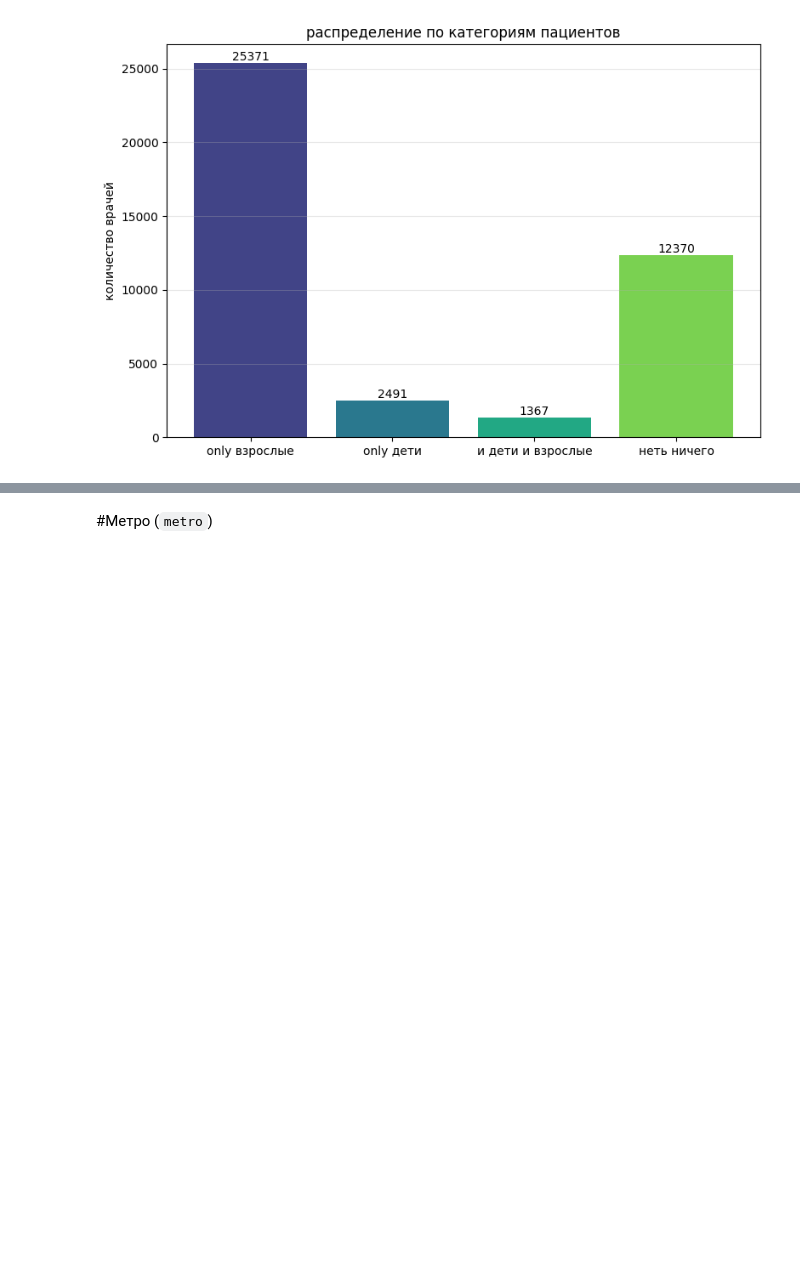
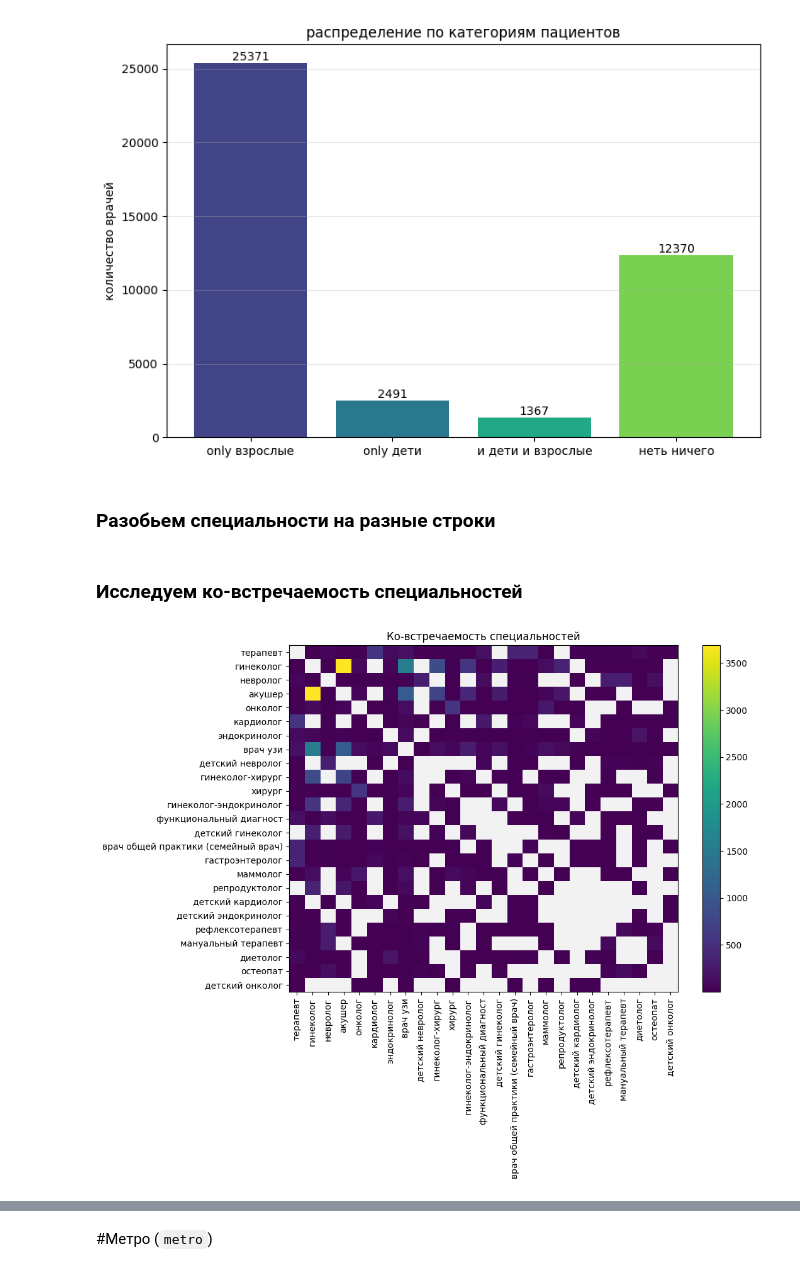
Before and after one commit to yyaroslavskiy/SkibidiDocDoc, a Jupyter notebook: eda/EDA_Doctors_1.ipynb, the cells around one changed output, grey strips where cells are left out. Saved outputs shown, nothing was run; the diff lists cells and outputs as text; code cells hidden in the pictures; blank space fills up the shorter version.

Commit message:
feat: Добавлено детальное исследование специальностей

```diff
--- a/eda/EDA_Doctors_1.ipynb
+++ b/eda/EDA_Doctors_1.ipynb
@@ -1238,3 +1240,54 @@ for i, count in enumerate(categories_count.values()):
     plt.text(i, count, str(count), ha='center', va='bottom')
 # %% [output]
 [figure]
+# %% [markdown]
+### Разобьем специальности на разные строки
+# %%
+def to_list(text):
+    if pd.isna(text):
+        return []
+    return [t.strip() for t in str(text).split(',') if t.strip()]
+# %%
+new_df = doctors.copy()
+new_df['speciality'] = new_df['speciality'].apply(to_list)
+# %% [markdown]
+### Исследуем ко-встречаемость специальностей
+# %%
+flat = [sp for L in new_df["speciality"] for sp in L] # берём каждую строку (L — это список спец. врача) и из каждого такого списка берём каждую спец. (sp). В итоге flat — это один длинный список всех спец. по всем врачам
+vc = pd.Series(flat).value_counts() # считаем, сколько раз каждая спец. встречается. получаем частоты по всем спец.
+
+TOPN = 25 # берем только 25 самых популярных специальностей
+topN = vc.head(TOPN).index # получаем эти специальности
+
+# специальный счётчик из модуля collections. он ведёт частоты объектов как словарь: ключ -> сколько раз встретился
+pair_counter = Counter() # сколько раз встретилась каждая спец.
+
+for L in new_df["speciality"]:
+    S = [sp for sp in L if sp in topN] # оставляем только те спец. этого врача, которые входят в наш топ-25
+    if not S:
+        continue
+    S = sorted(set(S)) # set(S), чтобы внутри одной строки не учитьывать два раза одну и ту же специальность. сортируем для того, чтобы был единый лексикографический порядок
+    for a, b in combinations(S, 2): # берем все комбинации по 2
+        pair_counter[(a,b)] += 1
+        pair_counter[(b,a)] += 1 # делаем матрицу симметричной
+
+C = pd.DataFrame(0, index=topN, columns=topN, dtype=int) # создаём квадратную таблицу, всю забитую нулями
+for (a,b), c in pair_counter.items():
+    C.loc[a,b] = c # заполняем ячейки числами«сколько раз пара (a,b) встретилась у врачей
+np.fill_diagonal(C.values, 0) # чтобы не сбивать с толку на диагонали поставим значение 0
+
+masked = np.ma.masked_where(C.to_numpy() == 0, C.to_numpy()) # всё, где матрица C равна нулю, помечаем как маску (невидимые значения)
+cmap = plt.cm.viridis.copy() # берем копию колормэпа viridis, чтобы можно было менять его свойства не трогая глобальный)
+cmap.set_bad('#f2f2f2') # так рисуем нули
+
+fig, ax = plt.subplots(figsize=(11, 9))
+im = ax.imshow(masked, cmap=cmap, aspect="auto", vmin=1, vmax=C.values.max()) # разрешаем оси растягиваться по размеру фигуры, нижняя граница шкалы = 1, чтобы 0 точно не окрашивался как данные, верхняя граница шкалы = максимум в C
+ax.set_xticks(range(C.shape[1])); ax.set_yticks(range(C.shape[0])) # ставим подписи на каждую колонку и строку матрицы
+ax.set_xticklabels(C.columns, rotation=90); ax.set_yticklabels(C.index) # подписываем их значения
+ax.set_title(f"Ко-встречаемость специальностей")
+plt.colorbar(im, ax=ax)
+
+plt.tight_layout()
+plt.show()
+# %% [output]
+[figure, added]
```
Also changed, not shown: parts of 28 cells of this notebook.
